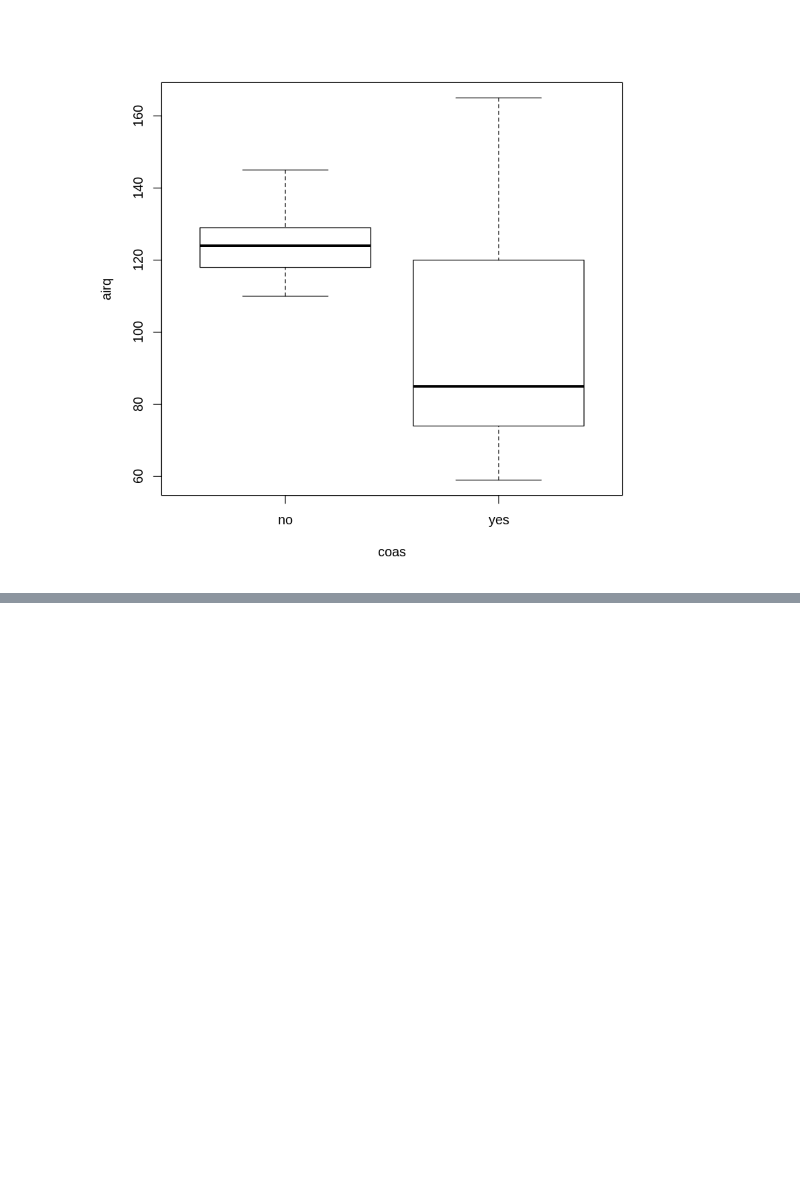
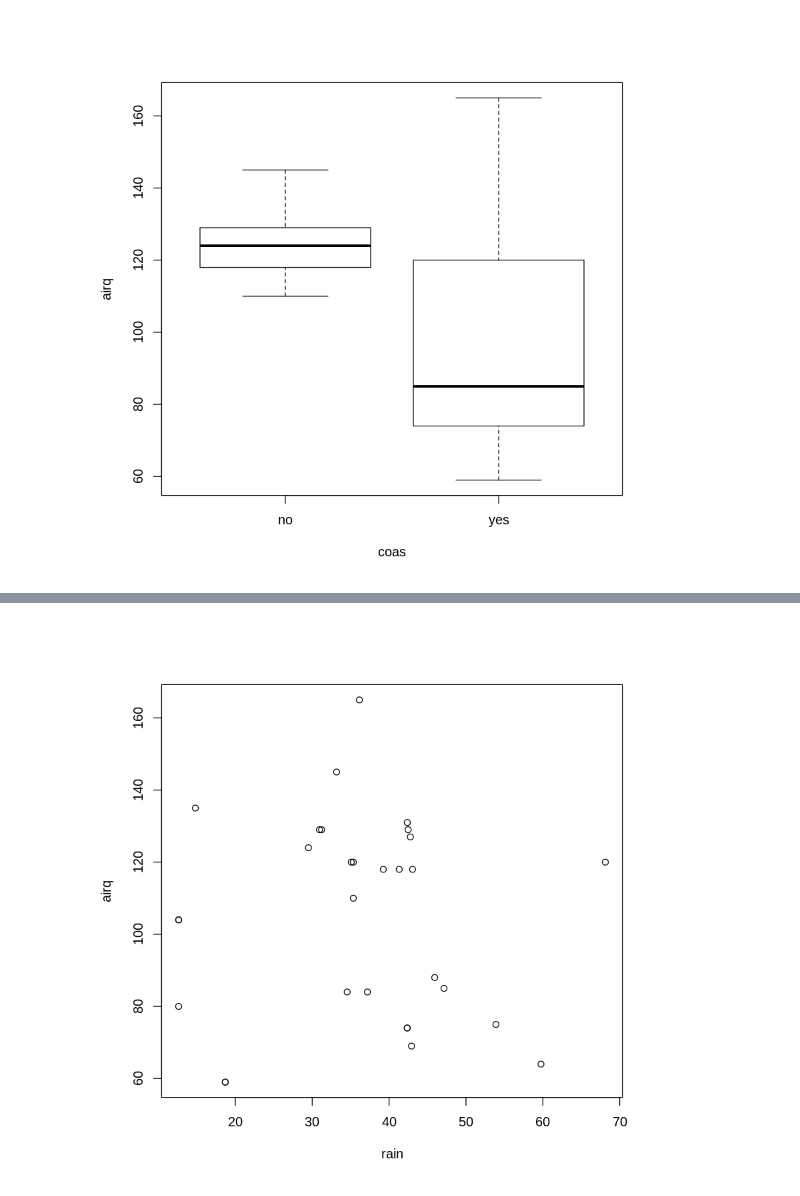
Before and after one commit to caiobarretta/Alura, a Jupyter notebook: Data Science/Estatística/Estatística com R Introdução à modelagem/Estatística com R Introdução à modelagem.ipynb, the cells around one changed output, grey strips where cells are left out. Drawn from its saved outputs; the diff is of its cells as text; code cells hidden in the pictures; blank space fills up the shorter version.

```diff
--- a/Data Science/Estatística/Estatística com R Introdução à modelagem/Estatística com R Introdução à modelagem.ipynb
+++ b/Data Science/Estatística/Estatística com R Introdução à modelagem/Estatística com R Introdução à modelagem.ipynb
@@ -162,0 +217,4 @@ plot(airq~coas, data=Airq)
+# %%
+plot(airq~rain, data=Airq)
+# %% [output]
+[figure, added]
```
Also changed, not shown: parts of 22 cells of this notebook.
